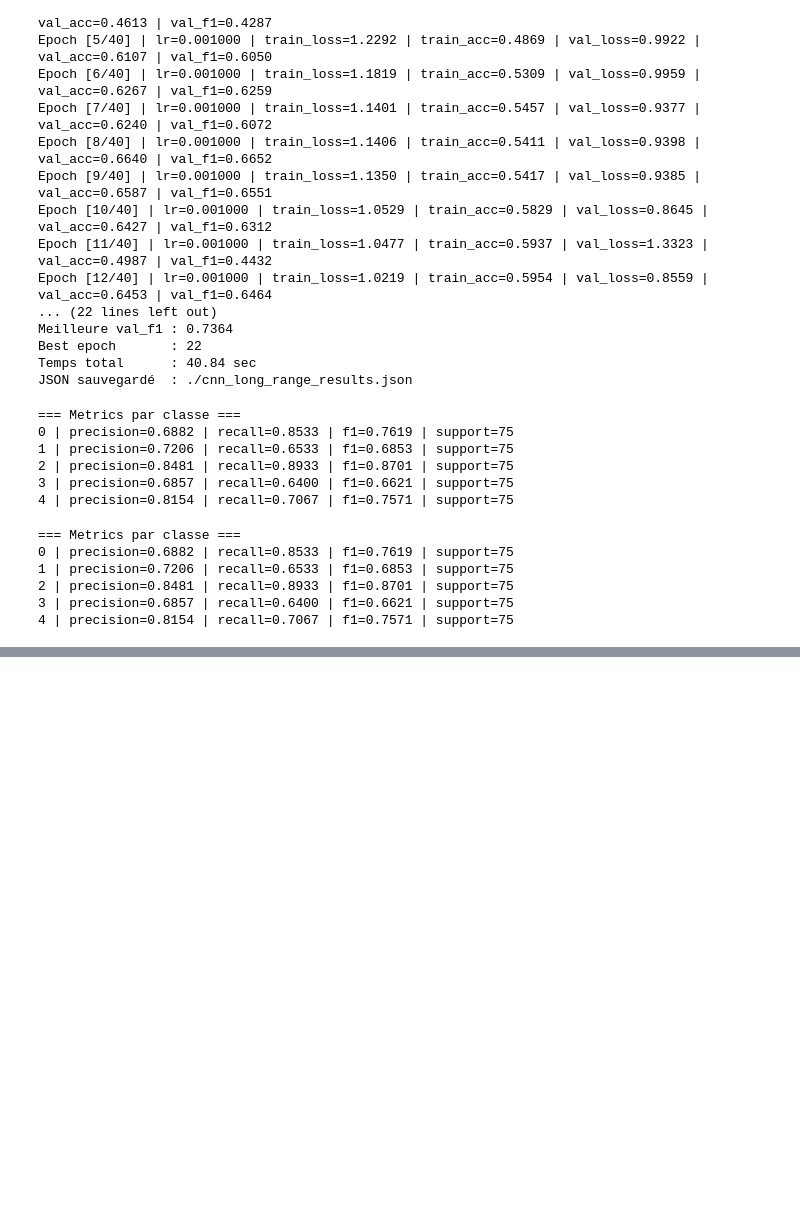
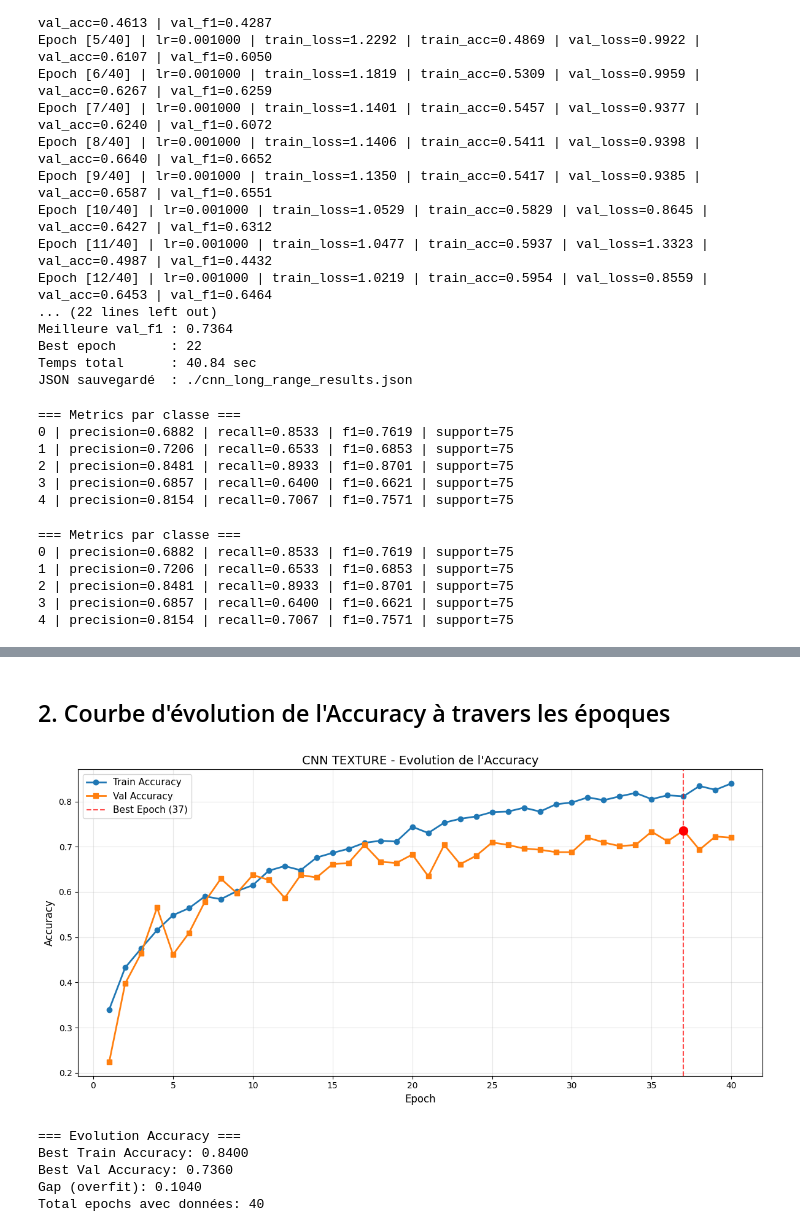
Before and after one commit to ChrisEssomba/Analyse_comparative_CNN_Vision_Transformers, a Jupyter notebook: TP_CNN.ipynb, the cells around one changed output, grey strips where cells are left out. Saved outputs shown, nothing was run; the diff lists cells and outputs as text; code cells hidden in the pictures; blank space fills up the shorter version.

```diff
--- a/TP_CNN.ipynb
+++ b/TP_CNN.ipynb
@@ -554,0 +680,54 @@ drive.mount('/content/drive')
+# %% [markdown]
+## 2. Courbe d'évolution de l'Accuracy à travers les époques
+# %%
+
+
+with open("cnn_texture_results.json") as f:
+    data = json.load(f)
+
+# Extraire l'historique d'entraînement
+history = data["history"]
+
+# Filtrer les epochs avec données complètes
+epochs = []
+train_accs = []
+val_accs = []
+
+for entry in history:
+    if "train_acc" in entry and "val_acc" in entry:
+        epochs.append(entry["epoch"])
+        train_accs.append(entry["train_acc"])
+        val_accs.append(entry["val_acc"])
+
+# Créer le graphique
+plt.figure(figsize=(12, 6))
+plt.plot(epochs, train_accs, marker='o', label='Train Accuracy', linewidth=2)
+plt.plot(epochs, val_accs, marker='s', label='Val Accuracy', linewidth=2)
+
+# Mettre en évidence la meilleure epoch
+best_epoch = data["best_epoch"]
+best_val_acc = data["best_val_acc"]
+plt.axvline(x=best_epoch, color='red', linestyle='--', alpha=0.7, label=f'Best Epoch ({best_epoch})')
+plt.scatter([best_epoch], [best_val_acc], color='red', s=100, zorder=5)
+
+plt.xlabel('Epoch', fontsize=12)
+plt.ylabel('Accuracy', fontsize=12)
+plt.title(f"CNN {data['dataset'].upper()} - Evolution de l'Accuracy", fontsize=14)
+plt.legend(fontsize=11)
+plt.grid(True, alpha=0.3)
+plt.tight_layout()
+plt.show()
+
+# Afficher les statistiques
+print(f"\n=== Evolution Accuracy ===")
+print(f"Best Train Accuracy: {max(train_accs):.4f}")
+print(f"Best Val Accuracy: {best_val_acc:.4f}")
+print(f"Gap (overfit): {max(train_accs) - best_val_acc:.4f}")
+print(f"Total epochs avec données: {len(epochs)}")
+# %% [output]
+[figure, added]
+=== Evolution Accuracy ===
+Best Train Accuracy: 0.8400
+Best Val Accuracy: 0.7360
+Gap (overfit): 0.1040
+Total epochs avec données: 40
```
Also changed, not shown: parts of 7 cells of this notebook.
